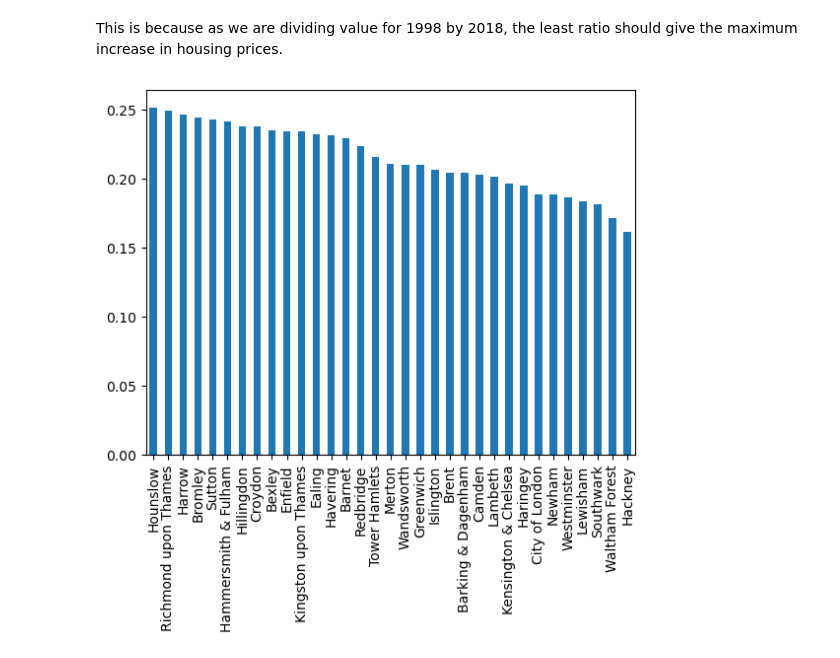
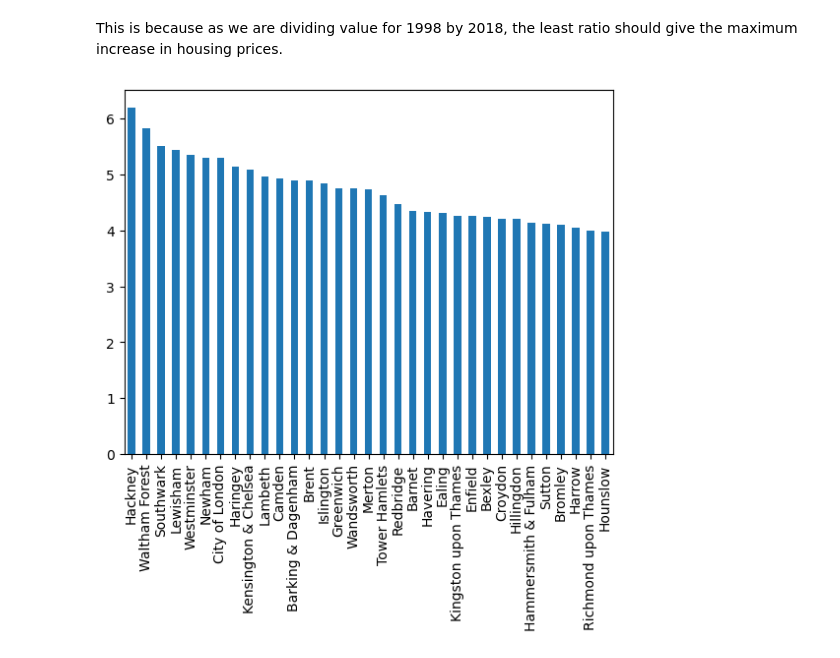
Before and after one commit to waglek/Springboard, a Jupyter notebook: KW_Unit4ChallengeTier3.ipynb, the cells around one changed output. Cells and saved outputs as stored; diff of their text form; code cells hidden in the pictures.

```diff
--- a/KW_Unit4ChallengeTier3.ipynb
+++ b/KW_Unit4ChallengeTier3.ipynb
@@ -264,7 +264,7 @@ Bear in mind: you don't have to write a function like this if you don't want to.
 def create_price_ratio(x):
     price_1998 = float(x.loc[x['year'] == 1998, 'Average_Price'])
     price_2018 = float(x.loc[x['year'] == 2018, 'Average_Price'])
-    ratio = price_1998/price_2018
+    ratio = price_2018/price_1998
     return ratio
 # %%
 final = {}
@@ -322,4 +322,4 @@ result_T.reset_index()
 # %%
-result_T.rename(columns={'index':'Borough', 0:'ratio'}, inplace=True)
+result_T.rename(columns={'index':'Borough', 0:'increase_ratio'}, inplace=True)
 result_T.reset_index()
 # %% [output]
@@ -343,4 +343,4 @@ result_T.reset_index()
 # %%
-Final_result=result_T.sort_values(by='ratio', ascending = False)
+Final_result=result_T.sort_values(by='increase_ratio', ascending = False)
 Final_result
 # %% [output]
@@ -374,6 +374,6 @@ Hackney have seen the greatest increase in housing prices, on average, over the
 This is because as we are dividing value for 1998 by 2018, the least ratio
 should give the maximum increase in housing prices.
 # %%
-ax = Final_result['ratio'].plot(kind='bar')
+ax = Final_result['increase_ratio'].plot(kind='bar')
 # %% [output]
-[figure, old version]
+[figure, new version]
```
Also changed, not shown: parts of 5 cells of this notebook.
